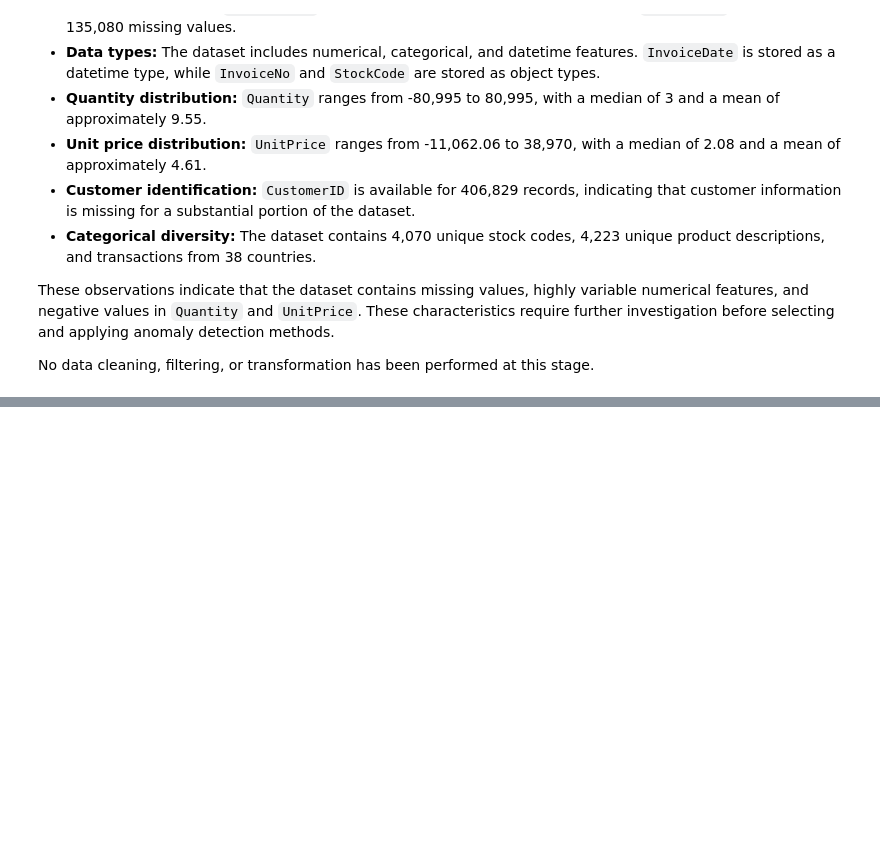
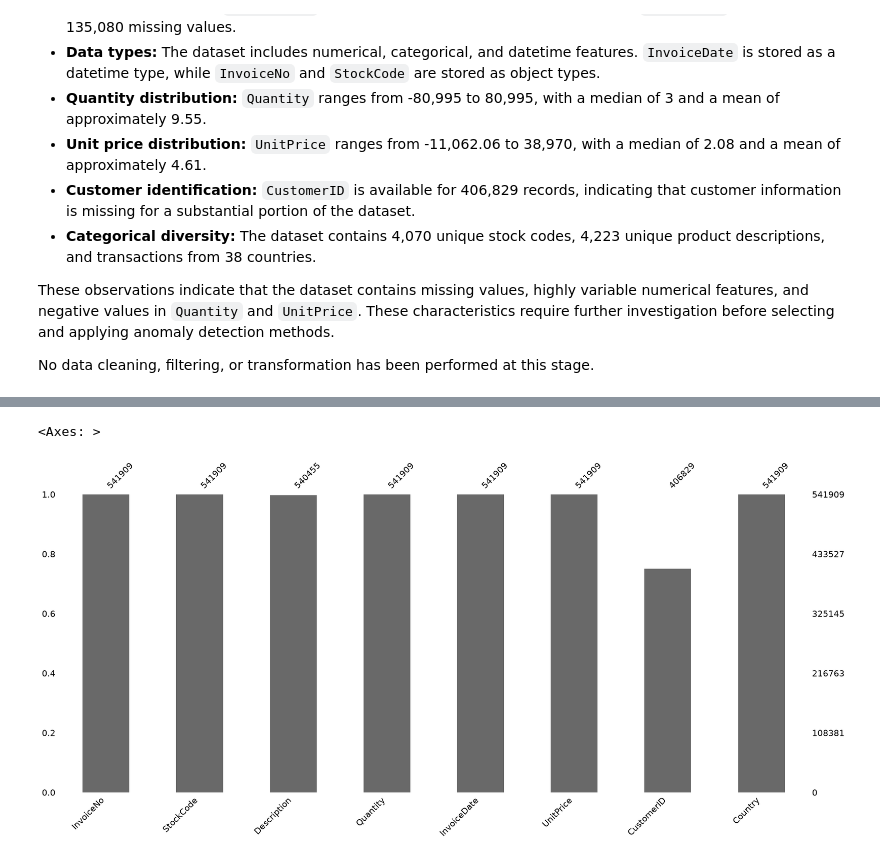
Before and after one commit to Mohamadzf23/unsupervised-anomaly-detection-study, a Jupyter notebook: notebooks/anomaly_detection_study.ipynb, the cells around one changed output, grey strips where cells are left out. Drawn from its saved outputs; the diff is of its cells as text; code cells hidden in the pictures; blank space fills up the shorter version.

```diff
--- a/notebooks/anomaly_detection_study.ipynb
+++ b/notebooks/anomaly_detection_study.ipynb
@@ -255,0 +304,5 @@ No data cleaning, filtering, or transformation has been performed at this stage.
+# %%
+msno.bar(df)
+# %% [output]
+<Axes: >
+[figure, added]
```
Also changed, not shown: parts of 19 cells of this notebook.
